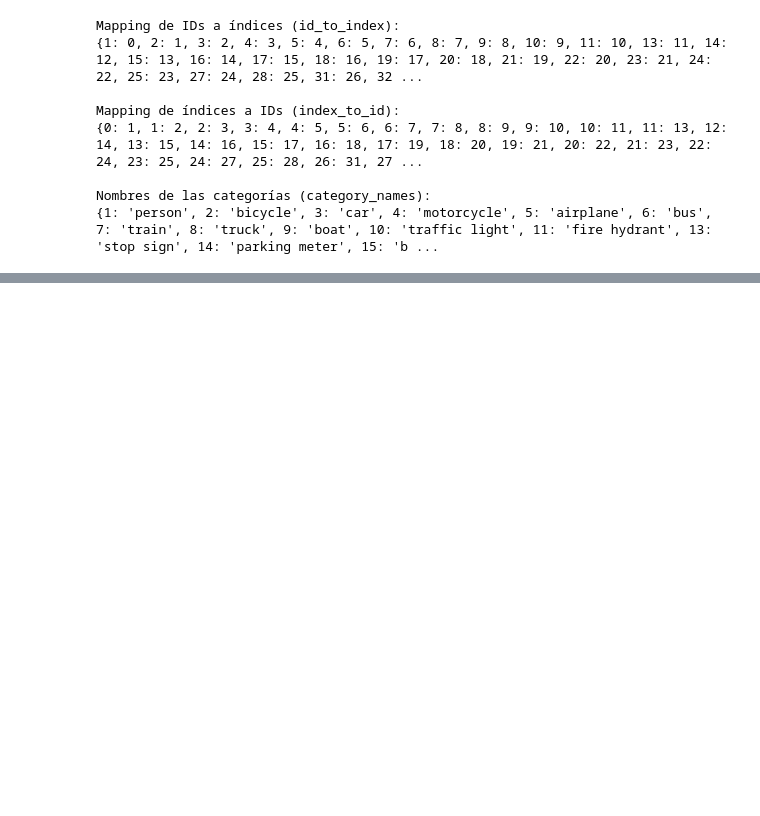
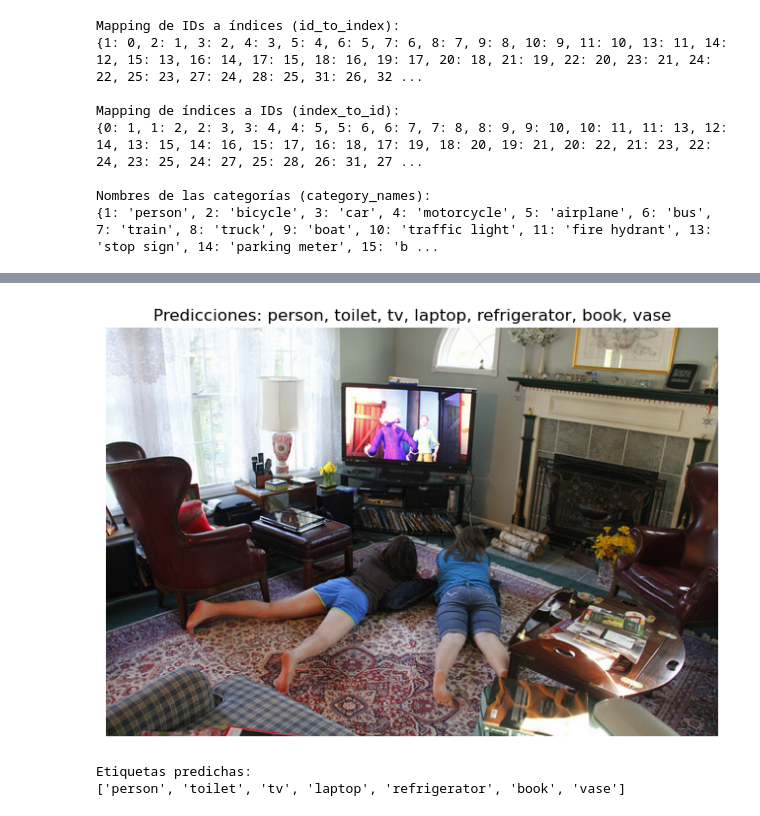
Before and after one commit to Juanja1306/EntrenamientoMultilabel, a Jupyter notebook: entrenamiento.ipynb, the cells around one changed output, grey strips where cells are left out. Saved outputs shown, nothing was run; the diff lists cells and outputs as text; code cells hidden in the pictures; blank space fills up the shorter version.

```diff
--- a/entrenamiento.ipynb
+++ b/entrenamiento.ipynb
@@ -350,0 +367,9 @@ NameError: name 'model' is not defined
+# %%
+image_path = "F:/Train_IA/train2017/train2017/000000422969.jpg"  # Cambia a la ruta de tu imagen
+predicted_labels = predict_and_show(image_path, model, coco)
+print("Etiquetas predichas:")
+print(predicted_labels)
+# %% [output]
+[figure, added]
+Etiquetas predichas:
+['person', 'toilet', 'tv', 'laptop', 'refrigerator', 'book', 'vase']
```
Also changed, not shown: parts of 11 cells of this notebook, 2 other files.
